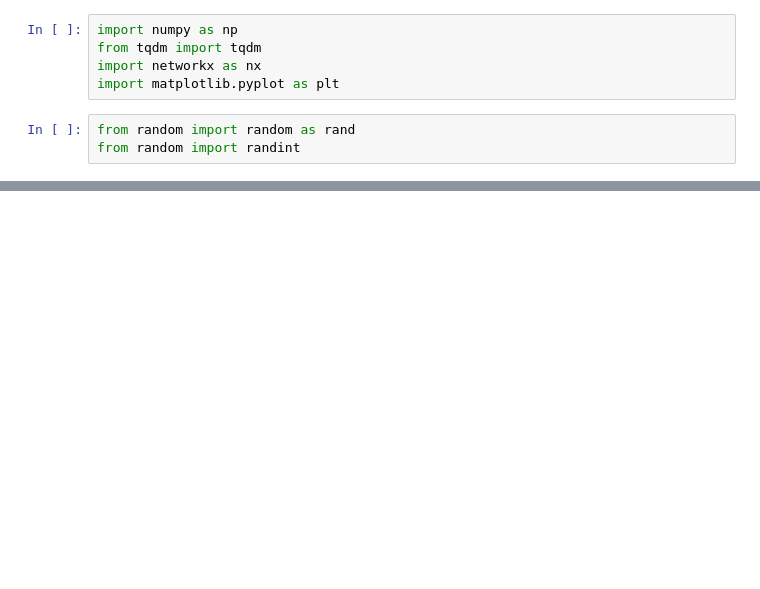
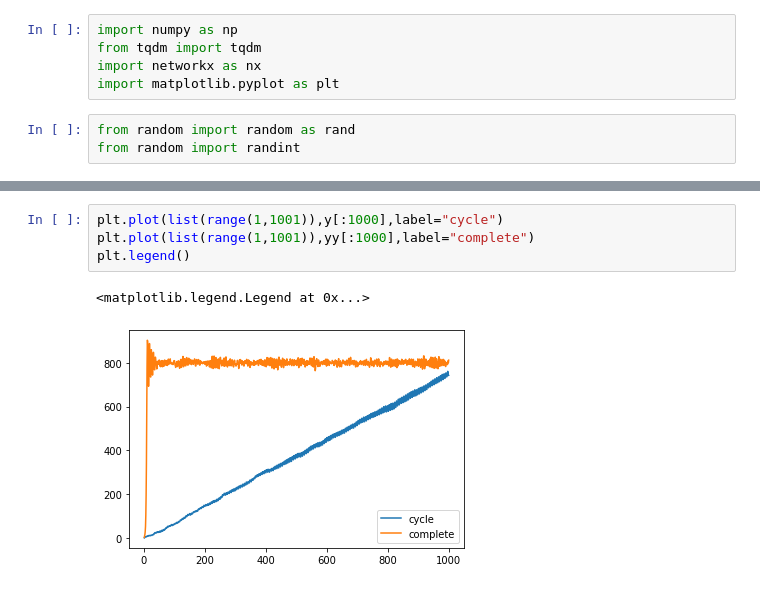
Before and after one commit to aSafarpoor/Short-Project, a Jupyter notebook: mini_project.ipynb, the cells around one changed output, grey strips where cells are left out. Saved outputs shown, nothing was run; the diff lists cells and outputs as text; blank space fills up the shorter version.

```diff
--- a/mini_project.ipynb
+++ b/mini_project.ipynb
@@ -183,0 +184,7 @@ plt.plot(list(range(1,51)),y[:50])
+# %%
+plt.plot(list(range(1,1001)),y[:1000],label="cycle")
+plt.plot(list(range(1,1001)),yy[:1000],label="complete")
+plt.legend()
+# %% [output]
+<matplotlib.legend.Legend at 0x...>
+[figure, added]
```
Also changed, not shown: parts of 6 cells of this notebook.
